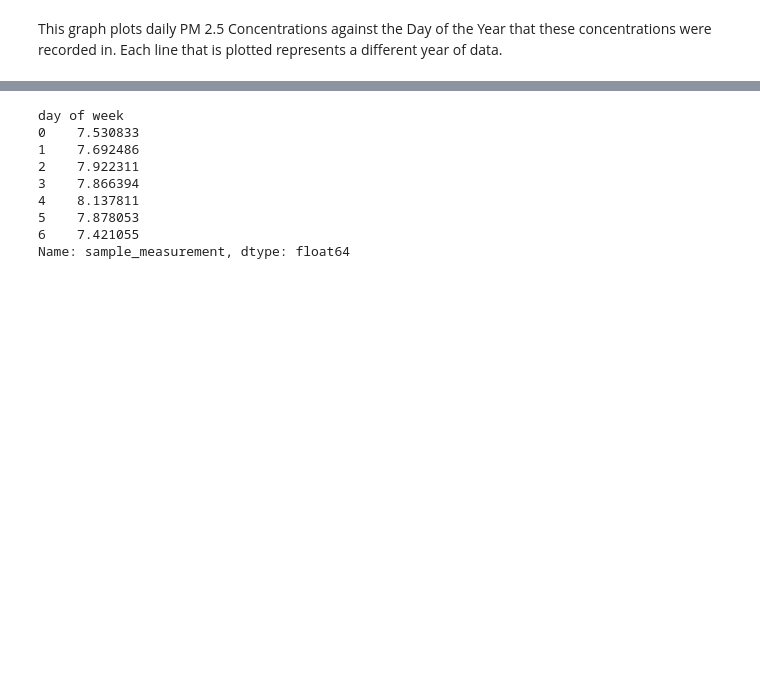
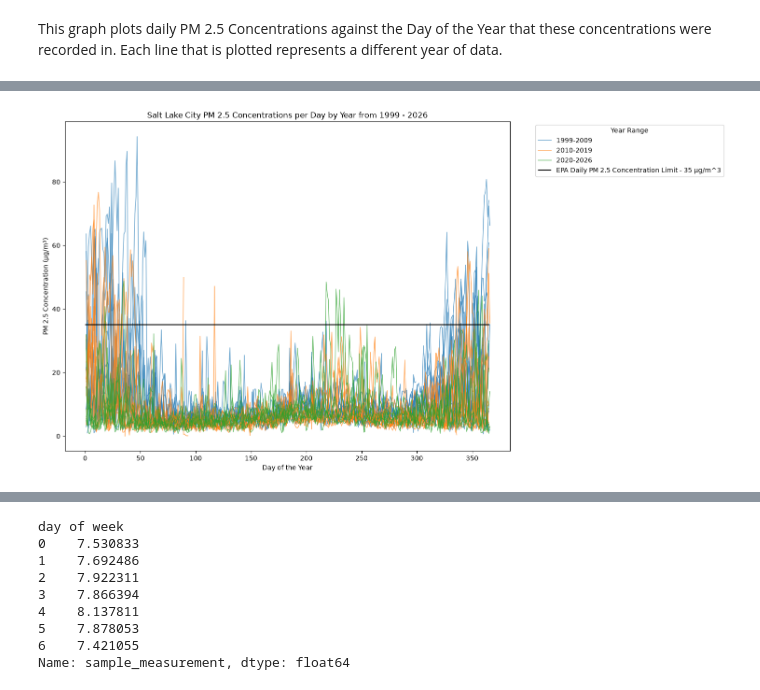
Before and after one commit to sodoo-gadal/UROP-SLC-AQ-, a Jupyter notebook: Salt_Lake_City_AQI/hourly_time_series.ipynb, the cells around one changed output, grey strips where cells are left out. Drawn from its saved outputs; the diff is of its cells as text; code cells hidden in the pictures; blank space fills up the shorter version.

```diff
--- a/Salt_Lake_City_AQI/hourly_time_series.ipynb
+++ b/Salt_Lake_City_AQI/hourly_time_series.ipynb
@@ -71,3 +96,61 @@ This graph plots daily PM 2.5 Concentrations against the Day of the Year that th
+# %%
+#we gotta make a plot that bins some of these lines together
+bins = [1998, 2009, 2019, 2026]
+labels = ['1999-2009', '2010-2019', '2020-2026']
+color_map = {
+    '1999-2009': '#1f77b4',  # Blue
+    '2010-2019': '#ff7f0e',  # Orange
+    '2020-2026': '#2ca02c'   # Green
+}
+
+def year_bins(year):
+    year = int(year)
+    if 1999 <= year <= 2009:
+        return color_map['1999-2009'], '1999-2009'
+    elif 2010 <= year <= 2019:
+        return color_map['2010-2019'], '2010-2019'
+    else:
+        return color_map['2020-2026'], '2020-2026'
+
+fig2, ax2 = plt.subplots(figsize=(15,8))
+
+legend_labels = set()
+
+for year in range(1999, 2027):
+    col = year if year in pivoted.columns else str(year)
+    if col not in pivoted.columns:
+        continue
+
+    colors, bin_label = year_bins(year)
+
+    if bin_label not in legend_labels:
+        label = bin_label
+        legend_labels.add(bin_label)
+    else:
+        label = None
+
+    ax2.plot(
+        pivoted.index,
+        pivoted[col],
+        label = label,
+        color=colors,
+        alpha = 0.6,
+        linewidth=1.2
+    )
+
+ax2.set_title("Salt Lake City PM 2.5 Concentrations per Day by Year from 1999 - 2026")
+ax2.set_xlabel("Day of the Year")
+ax2.set_ylabel("PM 2.5 Concentration (µg/m³)")
+plt.hlines(
+    y=35, xmin = 0, xmax = 366, colors = "black",  label = "EPA Daily PM 2.5 Concentration Limit - 35 (µg/m³)"
+)
+plt.legend(bbox_to_anchor=(1.05,1), loc='upper left', title="Year Range")
+
+plt.tight_layout()
+plt.show()
+# plt.close()
+# %% [output]
+[figure, added]
 # %%
 df_exceedance = df_by_day_flatten.groupby("years")["sample_measurement"].agg(lambda x: (x>35).sum())
 df_exceedance
```
Also changed, not shown: parts of 11 cells of this notebook.
